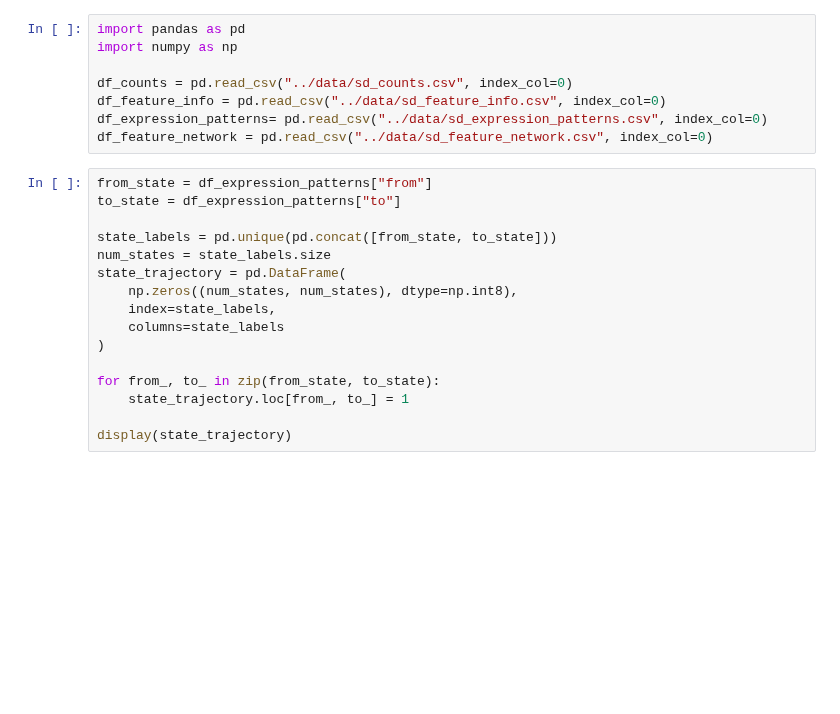
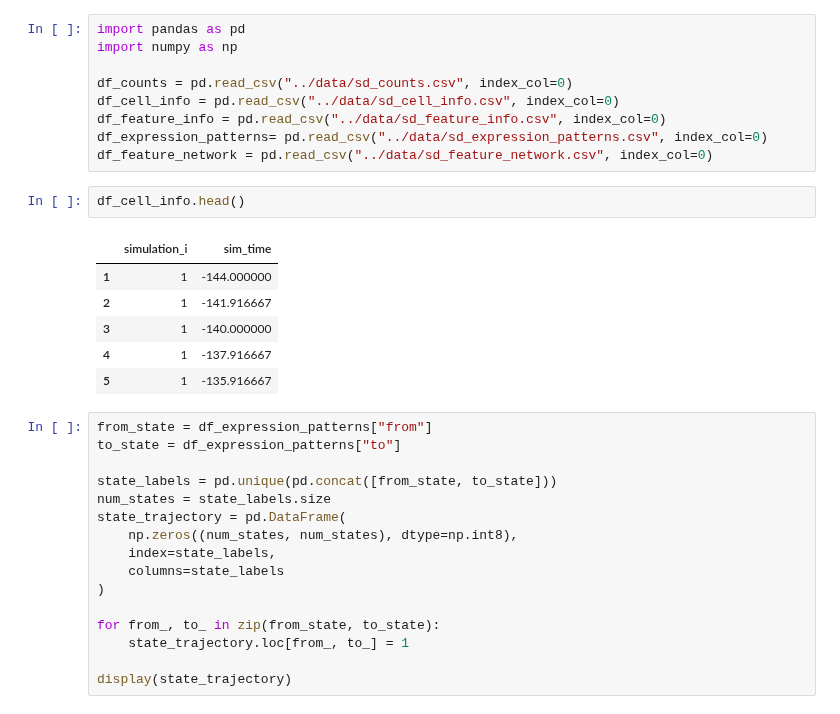
Before and after one commit to DavidWild02/BachelorThesis-ML-Gene-Interactions, a Jupyter notebook: src/PrepareSyntheticData.ipynb, the cells around one changed output. Drawn from its saved outputs; the diff is of its cells as text; blank space fills up the shorter version.

```diff
--- a/src/PrepareSyntheticData.ipynb
+++ b/src/PrepareSyntheticData.ipynb
@@ -3,9 +8,19 @@ import pandas as pd
 import numpy as np
 
 df_counts = pd.read_csv("../data/sd_counts.csv", index_col=0)
+df_cell_info = pd.read_csv("../data/sd_cell_info.csv", index_col=0)
 df_feature_info = pd.read_csv("../data/sd_feature_info.csv", index_col=0)
 df_expression_patterns= pd.read_csv("../data/sd_expression_patterns.csv", index_col=0)
 df_feature_network = pd.read_csv("../data/sd_feature_network.csv", index_col=0)
+# %%
+df_cell_info.head()
+# %% [output]
+|  | simulation_i | sim_time |
+| 1 | 1 | -144.000000 |
+| 2 | 1 | -141.916667 |
+| 3 | 1 | -140.000000 |
+| 4 | 1 | -137.916667 |
+| 5 | 1 | -135.916667 |
 # %%
 from_state = df_expression_patterns["from"]
 to_state = df_expression_patterns["to"]
```
Also changed, not shown: parts of 10 cells of this notebook, 1 other file.
